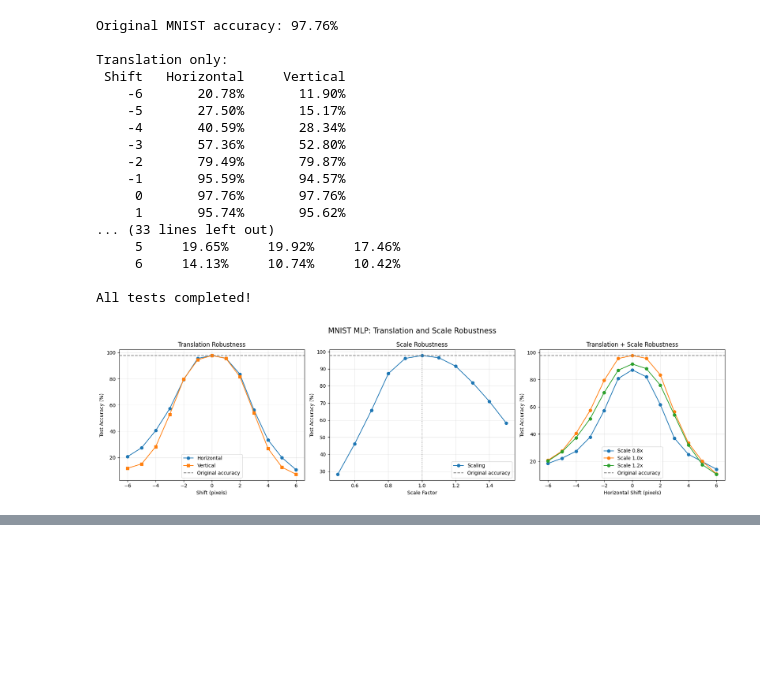
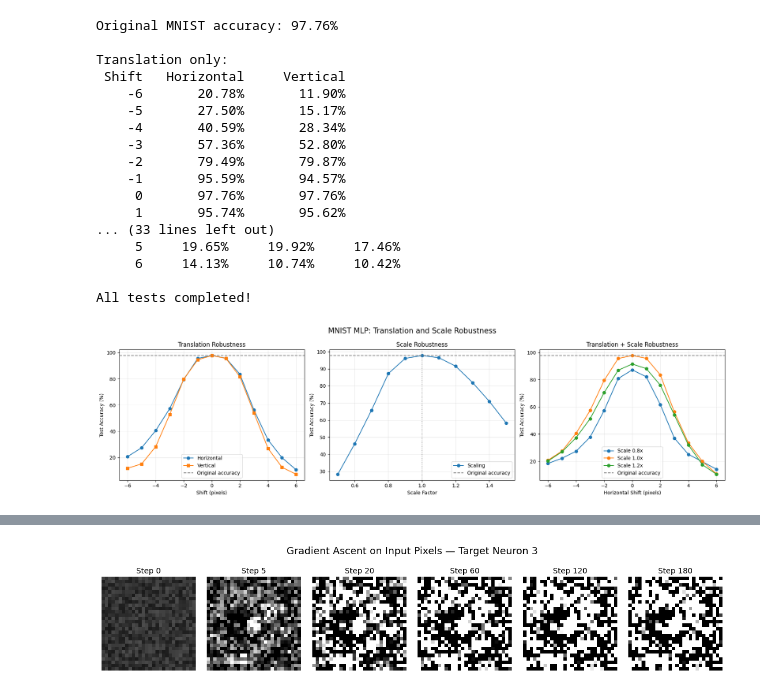
Before and after one commit to jsnimda/ML, a Jupyter notebook: Deep Learning/Scratch-MLP_MNIST.ipynb, the cells around one changed output, grey strips where cells are left out. Cells and saved outputs as stored; diff of their text form; code cells hidden in the pictures; blank space fills up the shorter version.

Commit message:
feat: feature visualization section

```diff
--- a/Deep Learning/Scratch-MLP_MNIST.ipynb
+++ b/Deep Learning/Scratch-MLP_MNIST.ipynb
@@ -1483,0 +1712,94 @@ All tests completed!
+# %%
+
+# ============================================================
+# Gradient Ascent Evolution — Target Neuron 3
+# ============================================================
+
+TARGET_DIGIT = 3
+
+CHECKPOINTS = [0, 5, 20, 60, 120, 180]
+
+image, snapshots, logits, objectives = maximize_digit(
+    model,
+    TARGET_DIGIT,
+    lambda_reg=LAMBDA,
+    checkpoints=CHECKPOINTS
+)
+
+
+# ============================================================
+# Figure 1: Optimization Steps — Compact Layout
+# ============================================================
+
+fig, axes = plt.subplots(
+    1, len(CHECKPOINTS),
+    figsize=(12, 2.5)
+)
+
+for ax, step in zip(axes, CHECKPOINTS):
+
+    ax.imshow(
+        snapshots[step],
+        cmap="gray",
+        vmin=0,
+        vmax=1
+    )
+
+    ax.set_title(
+        f"Step {step}",
+        fontsize=10,
+        pad=5
+    )
+
+    ax.axis("off")
+
+fig.suptitle(
+    f"Gradient Ascent on Input Pixels — Target Neuron {TARGET_DIGIT}",
+    fontsize=13,
+    y=0.98
+)
+
+fig.subplots_adjust(
+    left=0.03,
+    right=0.97,
+    bottom=0.05,
+    top=0.78,
+    wspace=0.12
+)
+
+plt.show()
+
+
+# ============================================================
+# Figure 2: Optimization Curve
+# ============================================================
+
+plt.figure(figsize=(8, 4))
+
+plt.plot(
+    logits,
+    label="Target logit",
+    linewidth=2
+)
+
+plt.plot(
+    objectives,
+    "--",
+    label="Regularized objective",
+    linewidth=2
+)
+
+plt.xlabel("Gradient-ascent step")
+plt.ylabel("Value")
+
+plt.title(
+    f"Activation Maximization — Digit {TARGET_DIGIT}"
+)
+
+plt.legend()
+plt.grid(alpha=0.3)
+
+plt.tight_layout()
+plt.show()
+# %% [output]
+[figure, added]
```
Also changed, not shown: parts of 4 cells of this notebook.
